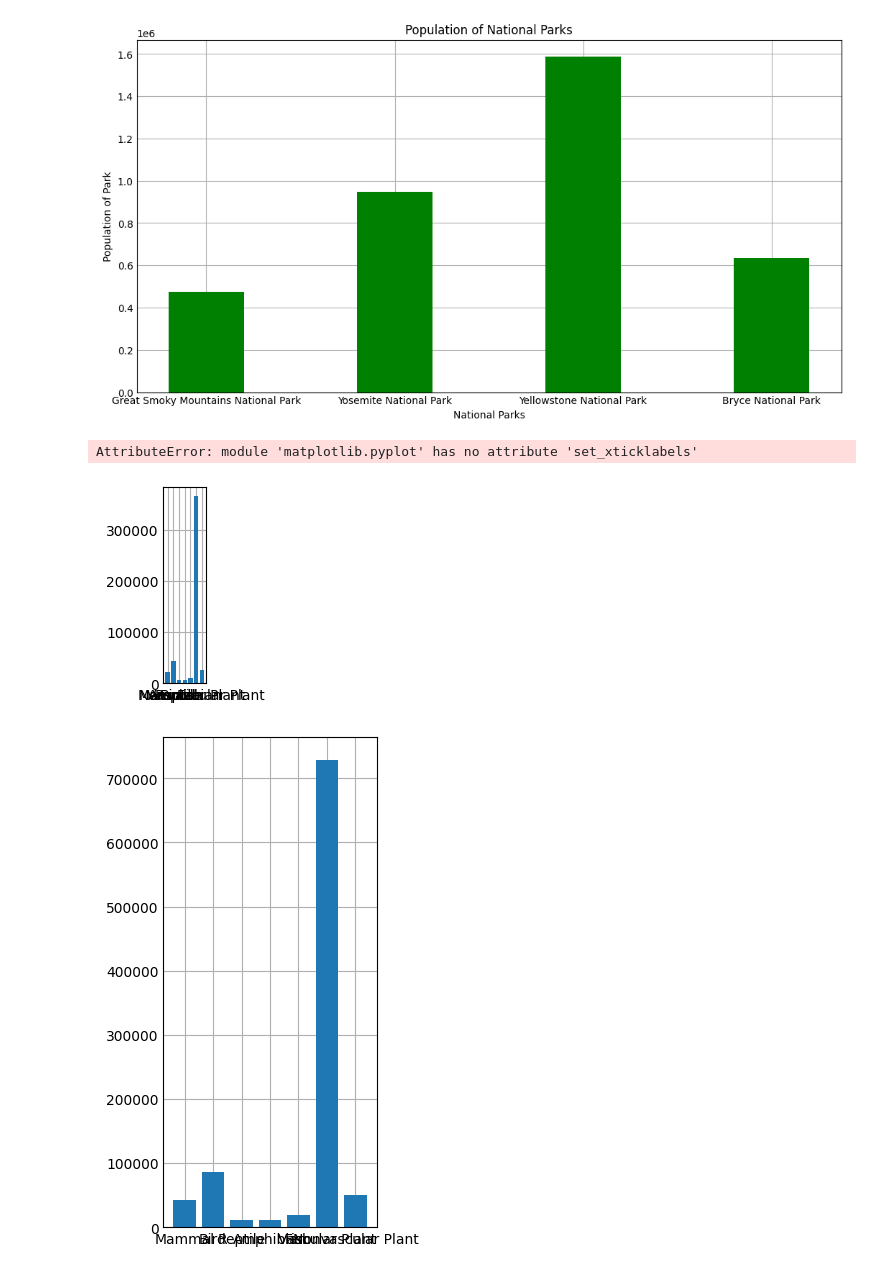
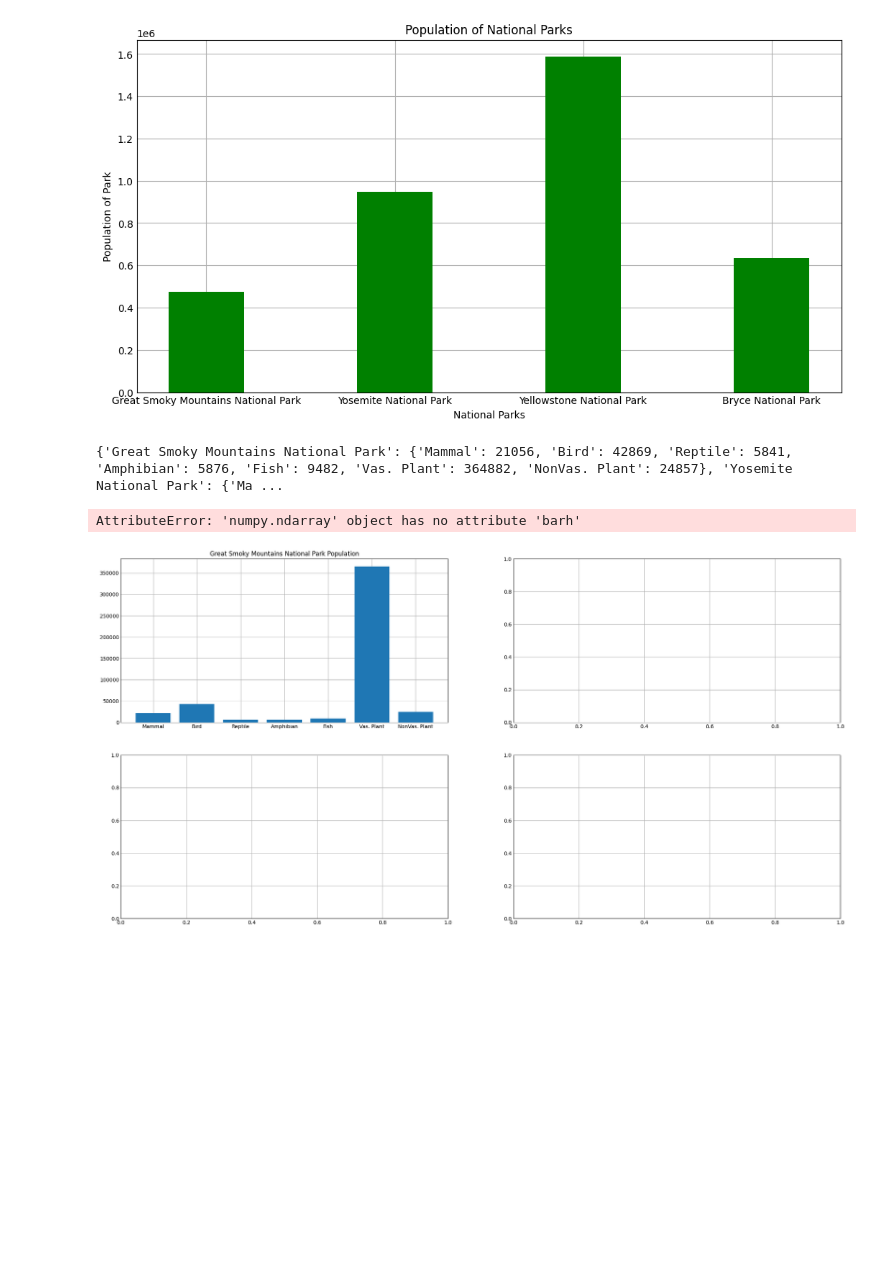
Before and after one commit to iporchet/Biodiversity-Analysis, a Jupyter notebook: biodiversity.ipynb, the cells around one changed output. Cells and saved outputs as stored; diff of their text form; code cells hidden in the pictures; blank space fills up the shorter version.

Commit message:
Working subplots  for categories, parks, and , pop

```diff
--- a/biodiversity.ipynb
+++ b/biodiversity.ipynb
@@ -63,33 +62,38 @@ plt.show()
 [figure]
 # %%
 park_pop_categories = {'Great Smoky Mountains National Park':{'Mammal':0 ,'Bird':0, 'Reptile':0,
-                                                              'Amphibian':0, 'Fish':0, 'Vascular Plant':0,'Nonvascular Plant':0},
+                                                              'Amphibian':0, 'Fish':0, 'Vas. Plant':0,'NonVas. Plant':0},
 
                        'Yosemite National Park':{'Mammal':0 ,'Bird':0, 'Reptile':0,
-                                                 'Amphibian':0, 'Fish':0, 'Vascular Plant':0,'Nonvascular Plant':0},
+                                                 'Amphibian':0, 'Fish':0, 'Vas. Plant':0,'NonVas. Plant':0},
 
                        'Yellowstone National Park':{'Mammal':0 ,'Bird':0, 'Reptile':0,
-                                                    'Amphibian':0, 'Fish':0, 'Vascular Plant':0,'Nonvascular Plant':0},
+                                                    'Amphibian':0, 'Fish':0, 'Vas. Plant':0,'NonVas. Plant':0},
 
                        'Bryce National Park':{'Mammal':0 ,'Bird':0, 'Reptile':0,
-                                              'Amphibian':0, 'Fish':0, 'Vascular Plant':0,'Nonvascular Plant':0}}
-
+                                              'Amphibian':0, 'Fish':0, 'Vas. Plant':0,'NonVas. Plant':0}}
+#TODO: get working subplots. A plot per park showing number of
 for index, row in inner_merge_df.iterrows():
     park_pop_categories[row[1]][row[3]] += row[2]
 
-
-counter = 1
-for out_key, out_value in park_pop_categories.items():
-    plt.subplot(1, 4, counter)
-    plt.bar(out_value.keys(), out_value.values())
-    plt.figure(figsize= (10, 5))
-    counter += 1
+print(park_pop_categories)
 
 
-plt.xlabel('Category')
-plt.ylabel('Population')
+fig, a = plt.subplots(2,2, figsize=(20,10))
+
+#Code for Great Smoky Mountains Graph
+a[0][0].bar(park_pop_categories['Great Smoky Mountains National Park'].keys(), park_pop_categories['Great Smoky Mountains National Park'].values())
+a[0][0].set_title('Great Smoky Mountains National Park Population')
+bars_great_smoky = a.barh(park_pop_categories['Great Smoky Mountains National Park'].keys(), park_pop_categories['Great Smoky Mountains National Park'].values())
+a[0][0].bar_label(bars_great_smoky)
+
+
+a[0][1].bar(park_pop_categories['Yosemite National Park'].keys(), park_pop_categories['Yosemite National Park'].values())
+
+
+
 plt.show()
 # %% [output]
-AttributeError: module 'matplotlib.pyplot' has no attribute 'set_xticklabels'
+{'Great Smoky Mountains National Park': {'Mammal': 21056, 'Bird': 42869, 'Reptile': 5841, 'Amphibian': 5876, 'Fish': 9482, 'Vas. Plant': 364882, 'NonVas. Plant': 24857}, 'Yosemite National Park': {'Ma ...
+AttributeError: 'numpy.ndarray' object has no attribute 'barh'
-[figure, old version]
+[figure, new version]
-[figure, removed]
```
Also changed, not shown: parts of 2 cells of this notebook.
